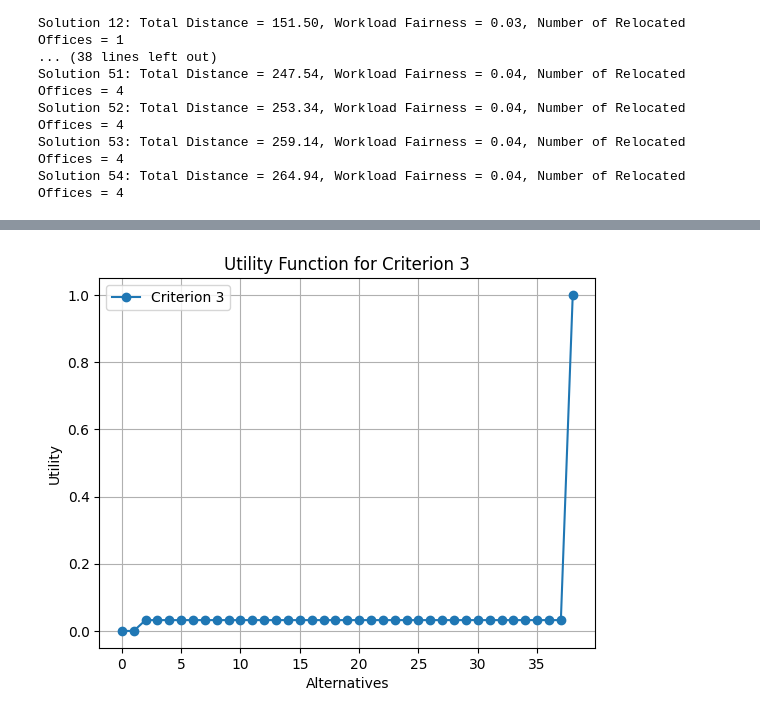
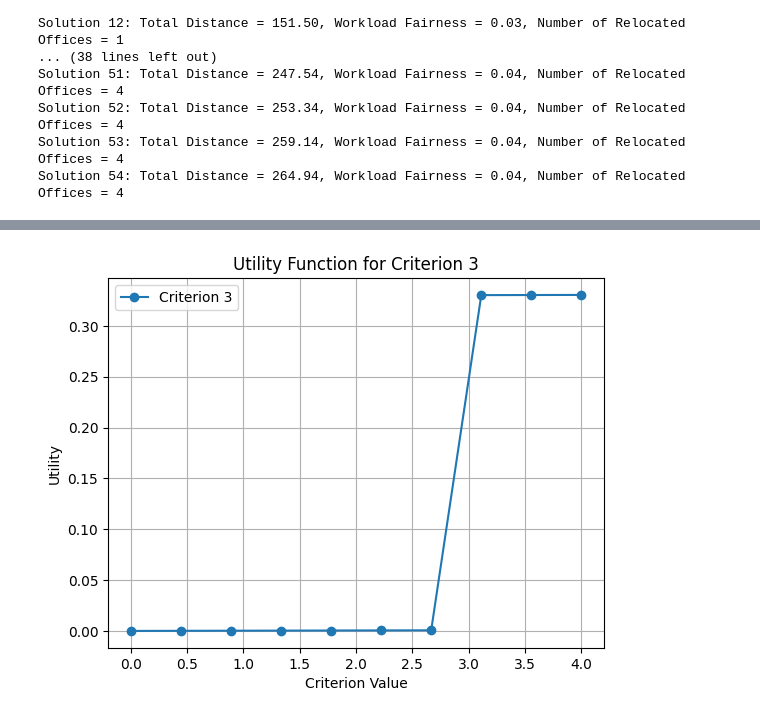
Before and after one commit to AncientPatata/sdp_project, a Jupyter notebook: SDP_project.ipynb, the cells around one changed output, grey strips where cells are left out. Cells and saved outputs as stored; diff of their text form; code cells hidden in the pictures.

Commit message:
updated the UTA method: piecewise functions for each criterion

```diff
--- a/SDP_project.ipynb
+++ b/SDP_project.ipynb
@@ -669,86 +669,80 @@ pairwise_rankings = [(rank_indices[i], rank_indices[j]) for i in range(len(rank_
 # %%
 n_criteria = 3
 n_alternatives = len(criteria_values)
+epsilon_mono = 1e-4
+epsilon_rank = 1e-4
+
+breakpoints = {i: np.linspace(min(criteria_values[:, i]), max(criteria_values[:, i]), 10) for i in range(n_criteria)}
 
 model = Model("UTA")
 
-utilities = {i: model.addVars(n_alternatives, lb=0, ub=1, name=f"u_{i}") for i in range(n_criteria)}
+utilities = {i: model.addVars(n_alternatives, lb=0, ub=1/n_criteria, name=f"u_{i}") for i in range(n_criteria)}
 sigma_plus = model.addVars(n_alternatives, lb=0, name="sigma_plus")
 sigma_minus = model.addVars(n_alternatives, lb=0, name="sigma_minus")
 
 # Add normalization constraints for utilities
 for i in range(n_criteria):
-    model.addConstr(
-        utilities[i][0] == 0, name=f"Utility_Zero_{i}"
-    )  # First value is zero
-    model.addConstr(
-        utilities[i][n_alternatives - 1] == 1, name=f"Utility_One_{i}"
-    )  # Last value is one
+    model.addConstr(utilities[i][0] == 0, name=f"Utility_Zero_{i}")
+    model.addConstr(utilities[i][n_alternatives - 1] == 1/n_criteria, name=f"Utility_1/3_{i}")
     for k in range(n_alternatives - 1):
-        model.addConstr(
-            utilities[i][k + 1] - utilities[i][k] >= 0, name=f"Piecewise_{i}_{k}"
-        )  # Piecewise linearity and monotonicity
+        model.addConstr(utilities[i][k + 1] - utilities[i][k] >= epsilon_mono, name=f"Piecewise_{i}_{k}")  # Monotonicity
 
-# Ranking constraints (considers pairwise comparisons)
-epsilon = 1e-1  # Small value for strict preference
+# Ranking constraints
 for better, worse in pairwise_rankings:
     better_utility = quicksum(
-        utilities[i][better] * criteria_values[better][i]
+        utilities[i][j] * (criteria_values[better, i] - breakpoints[i][j])
         for i in range(n_criteria)
+        for j in range(len(breakpoints[i]) - 1)
+        if breakpoints[i][j] <= criteria_values[better, i] < breakpoints[i][j + 1]
     )
     worse_utility = quicksum(
-        utilities[i][worse] * criteria_values[worse][i]
+        utilities[i][j] * (criteria_values[worse, i] - breakpoints[i][j])
         for i in range(n_criteria)
+        for j in range(len(breakpoints[i]) - 1)
+        if breakpoints[i][j] <= criteria_values[worse, i] < breakpoints[i][j + 1]
     )
     model.addConstr(
         better_utility + sigma_minus[better] - sigma_plus[better]
-        >= worse_utility + epsilon,
+        >= worse_utility + sigma_minus[worse] - sigma_plus[worse] + epsilon_rank,
         name=f"Strict_Preference_{better}_{worse}",
     )
 
-model.setObjective(
-    quicksum(sigma_plus[j] + sigma_minus[j] for j in range(n_alternatives)),
-    GRB.MINIMIZE,
-)
+model.setObjective(quicksum(sigma_plus[j] + sigma_minus[j] for j in range(n_alternatives)), GRB.MINIMIZE)
 
 model.optimize()
 
 if model.status == GRB.OPTIMAL:
     print("Optimal solution found for UTA.")
 
-    # Extract utility functions
-    inferred_utilities = {
-        i: [utilities[i][j].X for j in range(n_alternatives)]
-        for i in range(n_criteria)
-    }
+    # Extract utility function
+    piecewise_utilities = {}
+    for i in range(n_criteria):
+        piecewise_utilities[i] = [utilities[i][j].X for j in range(len(breakpoints[i]))]
 
-    # Plot utility functions
+    # Plot piecewise utilities
     for i in range(n_criteria):
         plt.figure()
-        plt.plot(
-            range(n_alternatives),
-            inferred_utilities[i],
-            marker="o",
-            label=f"Criterion {i + 1}",
-        )
+        plt.plot(breakpoints[i], piecewise_utilities[i], marker="o", label=f"Criterion {i + 1}")
         plt.title(f"Utility Function for Criterion {i + 1}")
-        plt.xlabel("Alternatives")
+        plt.xlabel("Criterion Value")
         plt.ylabel("Utility")
         plt.grid(True)
         plt.legend()
         plt.show()
 
-    # Evaluate non-dominated solutions
-    solution_utilities = []
-    for solution in non_dominated_solutions_UTA:
-        # Compute total utility for each solution
-        utility = sum(
-            inferred_utilities[i][j] * solution[i]
-            for i in range(n_criteria)
-        )
-        solution_utilities.append((solution, utility))
+    def calculate_solution_utility(solution):
+        total_utility = 0
+        for i in range(n_criteria):
+            for j in range(len(breakpoints[i]) - 1):
+                if breakpoints[i][j] <= solution[i] < breakpoints[i][j + 1]:
+                    slope = (piecewise_utilities[i][j + 1] - piecewise_utilities[i][j]) / (
+                        breakpoints[i][j + 1] - breakpoints[i][j]
+                    )
+                    total_utility += piecewise_utilities[i][j] + slope * (solution[i] - breakpoints[i][j])
+        return total_utility
 
-    # Determine the best solution
+    solution_utilities = [(solution, calculate_solution_utility(solution)) for solution in non_dominated_solutions_UTA]
+
     best_solution = max(solution_utilities, key=lambda x: x[1])
     print(f"Best solution: {best_solution[0]} with utility: {best_solution[1]:.4f}")
 else:
@@ -776 +770 @@ Optimal solution found for UTA.
-[figure, old version]
+[figure, new version]
```
Also changed, not shown: parts of 3 cells of this notebook.
